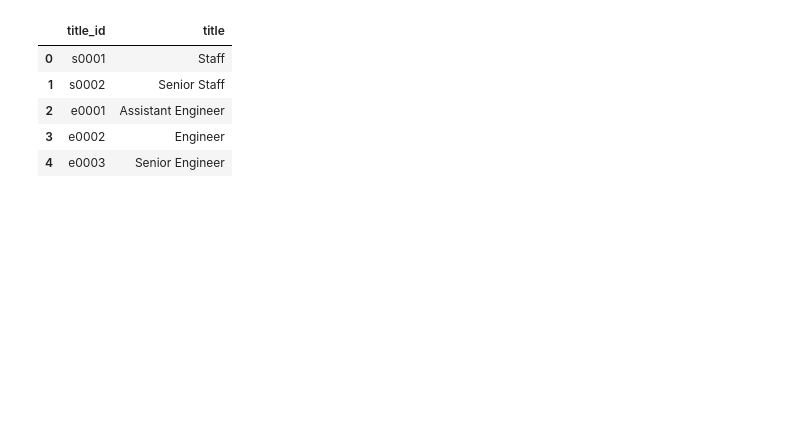
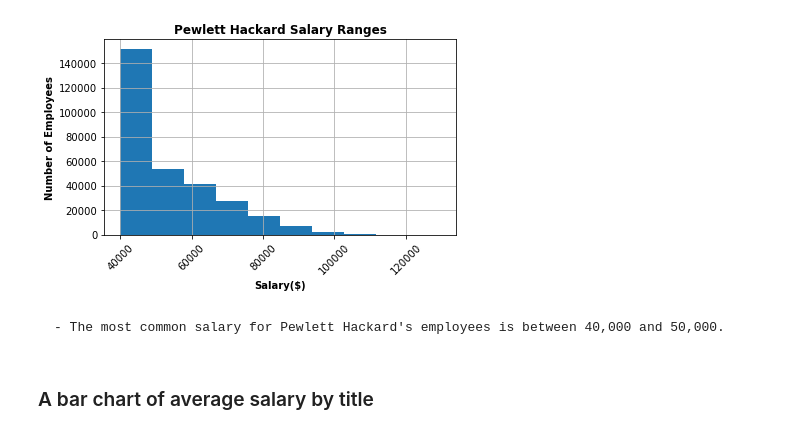
Before and after one commit to abpuccini/employee-database-research, a Jupyter notebook: Employee_DB.ipynb, the cells around one changed output. Drawn from its saved outputs; the diff is of its cells as text; code cells hidden in the pictures; blank space fills up the shorter version.

```diff
--- a/Employee_DB.ipynb
+++ b/Employee_DB.ipynb
@@ -5,6 +11,4 @@ import pandas as pd
 # %%
-username = 'postgres'
-password = 'Bootcamp2020'
-
-connect_string = f'postgresql://{username}:{password}@localhost:5432/employee_db'
+# Create Engine for employee_db
+connect_string = f'postgresql://{username}:{password}@{host}/{database}'
 engine = create_engine(connect_string)
@@ -19 +30,26 @@ salary_hist
+# %%
+# Generate a histogram for salary's employees
+salary_hist = salary['salary'].hist()
+
+# Set x/y label, title
+plt.xticks(rotation=45)
+plt.title('Pewlett Hackard Salary Ranges', fontweight = 'bold')
+plt.xlabel('Salary($)', fontweight = 'bold')
+plt.ylabel('Number of Employees', fontweight = 'bold')
+
+# Save bar graph to Images folder
+plt.tight_layout()
+plt.savefig('Images/salary_range.png')
+
+# Present the bar chart
+plt.show()
+
+# To close pyplot
+plt.close()
+# %% [output]
+[figure, added]
+# %% [markdown]
+    - The most common salary for Pewlett Hackard's employees is between 40,000 and 50,000.
+# %% [markdown]
+### A bar chart of average salary by title
 # %%
@@ -21,9 +57,0 @@ title = pd.read_sql("SELECT * FROM titles", engine)
-# %%
-title.head()
-# %% [output]
-|  | title_id | title |
-| 0 | s0001 | Staff |
-| 1 | s0002 | Senior Staff |
-| 2 | e0001 | Assistant Engineer |
-| 3 | e0002 | Engineer |
-| 4 | e0003 | Senior Engineer |
```
Also changed, not shown: parts of 9 cells of this notebook, 4 other files.
